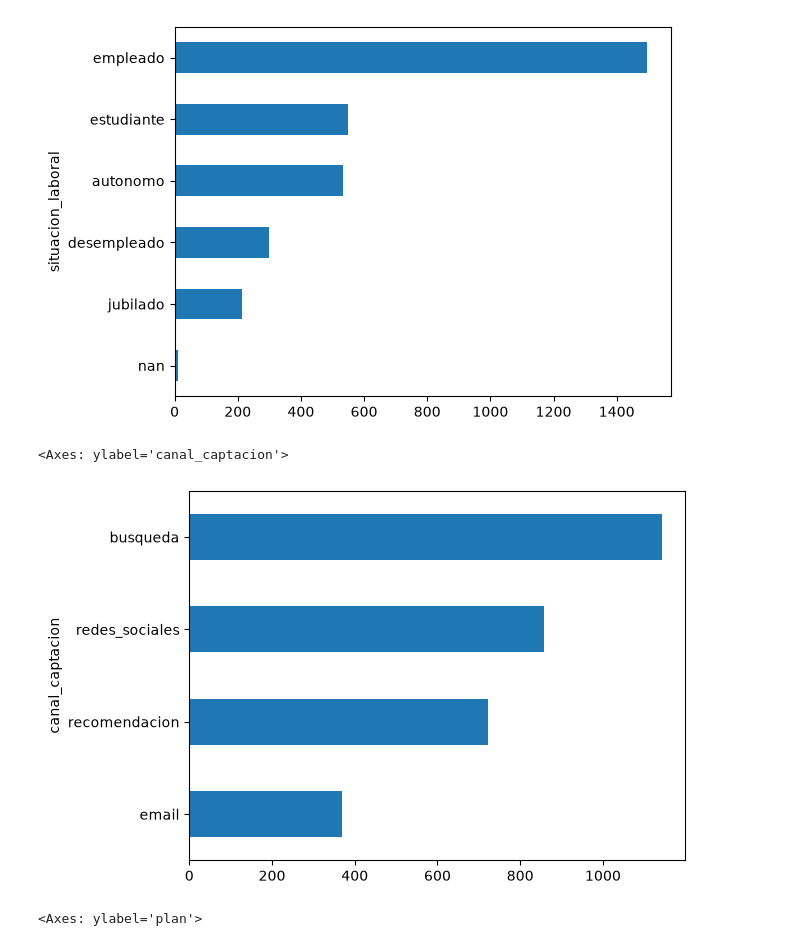
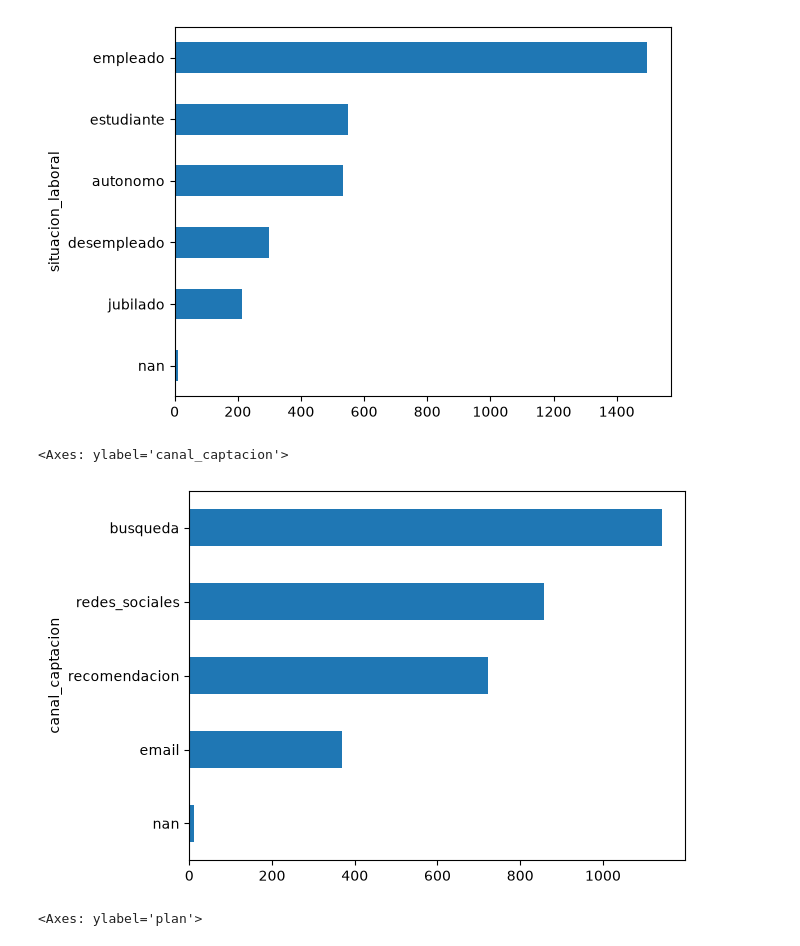
Before and after one commit to BorjaFdz/programacion-ia-alumnos, a Jupyter notebook: 05_Machine_Learning/EJERCICIO_ABANDONO/Abandono_borja.ipynb, the cells around one changed output. Cells and saved outputs as stored; diff of their text form; code cells hidden in the pictures.

```diff
--- a/05_Machine_Learning/EJERCICIO_ABANDONO/Abandono_borja.ipynb
+++ b/05_Machine_Learning/EJERCICIO_ABANDONO/Abandono_borja.ipynb
@@ -61,10 +69,10 @@ df["situacion_laboral"].value_counts(dropna=False).sort_values().plot.barh()
 <Axes: ylabel='situacion_laboral'>
 [figure]
 # %%
-df["canal_captacion"].value_counts().sort_values().plot.barh()
+df["canal_captacion"].value_counts(dropna=False).sort_values().plot.barh()
 # %% [output]
 <Axes: ylabel='canal_captacion'>
-[figure, old version]
+[figure, new version]
 # %%
 df["plan"].value_counts(dropna=False).sort_values().plot.barh()
 # %% [output]
```
Also changed, not shown: parts of 38 cells of this notebook, 18 other files.
